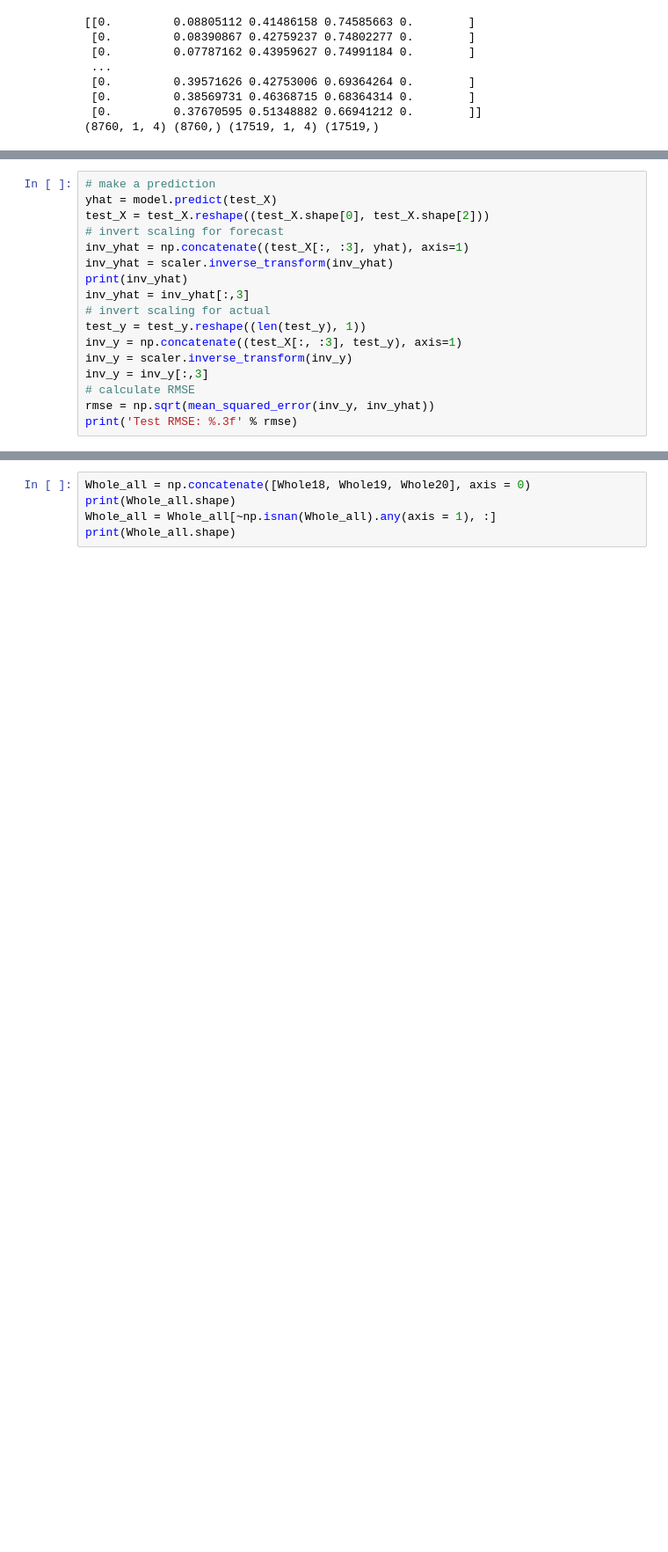
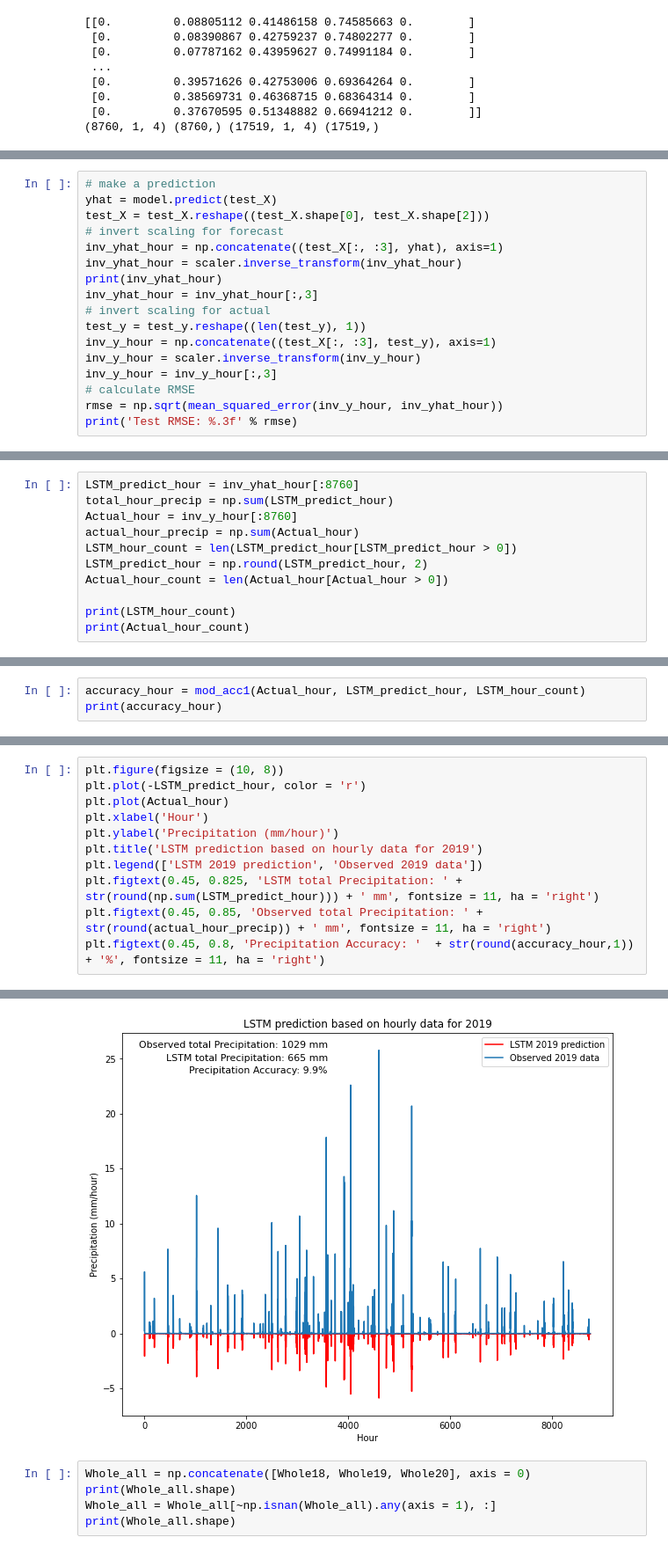
Before and after one commit to zhangt3-e/senior_thesis, a Jupyter notebook: Code/LSTM.ipynb, the cells around one changed output, grey strips where cells are left out. Shown at 88% size. Cells and saved outputs as stored; diff of their text form; blank space fills up the shorter version.

Commit message:
LSTM plots

```diff
--- a/Code/LSTM.ipynb
+++ b/Code/LSTM.ipynb
@@ -208,16 +208,16 @@ Epoch 50/50
 yhat = model.predict(test_X)
 test_X = test_X.reshape((test_X.shape[0], test_X.shape[2]))
 # invert scaling for forecast
-inv_yhat = np.concatenate((test_X[:, :3], yhat), axis=1)
-inv_yhat = scaler.inverse_transform(inv_yhat)
-print(inv_yhat)
-inv_yhat = inv_yhat[:,3]
+inv_yhat_hour = np.concatenate((test_X[:, :3], yhat), axis=1)
+inv_yhat_hour = scaler.inverse_transform(inv_yhat_hour)
+print(inv_yhat_hour)
+inv_yhat_hour = inv_yhat_hour[:,3]
 # invert scaling for actual
 test_y = test_y.reshape((len(test_y), 1))
-inv_y = np.concatenate((test_X[:, :3], test_y), axis=1)
-inv_y = scaler.inverse_transform(inv_y)
-inv_y = inv_y[:,3]
+inv_y_hour = np.concatenate((test_X[:, :3], test_y), axis=1)
+inv_y_hour = scaler.inverse_transform(inv_y_hour)
+inv_y_hour = inv_y_hour[:,3]
 # calculate RMSE
-rmse = np.sqrt(mean_squared_error(inv_y, inv_yhat))
+rmse = np.sqrt(mean_squared_error(inv_y_hour, inv_yhat_hour))
 print('Test RMSE: %.3f' % rmse)
 # %% [output]
@@ -243,0 +232,11 @@ np.sum(inv_y[:8760])
+# %%
+LSTM_predict_hour = inv_yhat_hour[:8760]
+total_hour_precip = np.sum(LSTM_predict_hour)
+Actual_hour = inv_y_hour[:8760]
+actual_hour_precip = np.sum(Actual_hour)
+LSTM_hour_count = len(LSTM_predict_hour[LSTM_predict_hour > 0])
+LSTM_predict_hour = np.round(LSTM_predict_hour, 2)
+Actual_hour_count = len(Actual_hour[Actual_hour > 0])
+
+print(LSTM_hour_count)
+print(Actual_hour_count)
@@ -243,0 +246,3 @@ np.sum(inv_y[:8760])
+# %%
+accuracy_hour = mod_acc1(Actual_hour, LSTM_predict_hour, LSTM_hour_count)
+print(accuracy_hour)
@@ -243,0 +251,12 @@ np.sum(inv_y[:8760])
+# %%
+plt.figure(figsize = (10, 8))
+plt.plot(-LSTM_predict_hour, color = 'r')
+plt.plot(Actual_hour)
+plt.xlabel('Hour')
+plt.ylabel('Precipitation (mm/hour)')
+plt.title('LSTM prediction based on hourly data for 2019')
+plt.legend(['LSTM 2019 prediction', 'Observed 2019 data'])
+plt.figtext(0.45, 0.825, 'LSTM total Precipitation: ' + str(round(np.sum(LSTM_predict_hour))) + ' mm', fontsize = 11, ha = 'right')
+plt.figtext(0.45, 0.85, 'Observed total Precipitation: ' + str(round(actual_hour_precip)) + ' mm', fontsize = 11, ha = 'right')
+plt.figtext(0.45, 0.8, 'Precipitation Accuracy: '  + str(round(accuracy_hour,1)) + '%', fontsize = 11, ha = 'right')
+# %% [output]
@@ -244,3 +264,4 @@ np.sum(inv_y[:8760])
+[figure, added]
 # %%
 Whole_all = np.concatenate([Whole18, Whole19, Whole20], axis = 0)
 print(Whole_all.shape)
```
Also changed, not shown: parts of 16 cells of this notebook, 3 other files.
